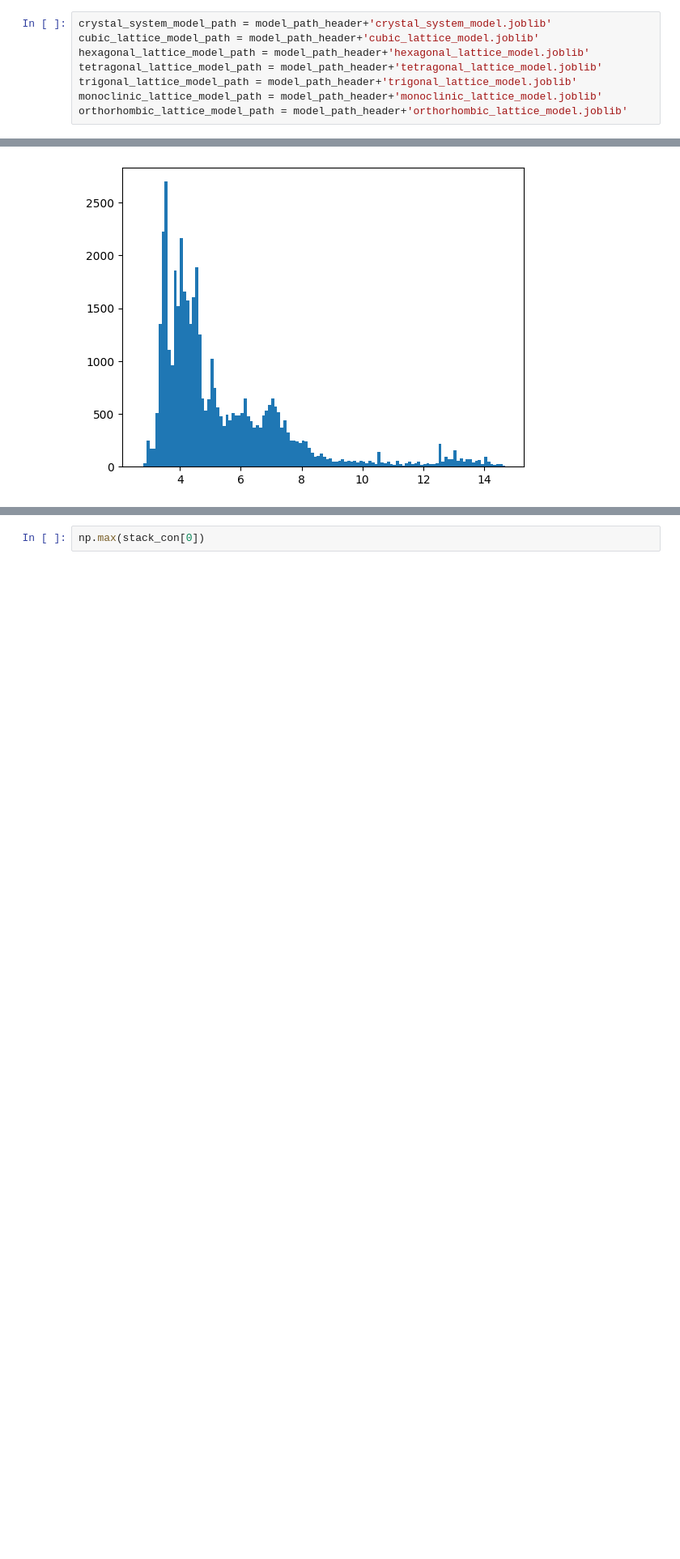
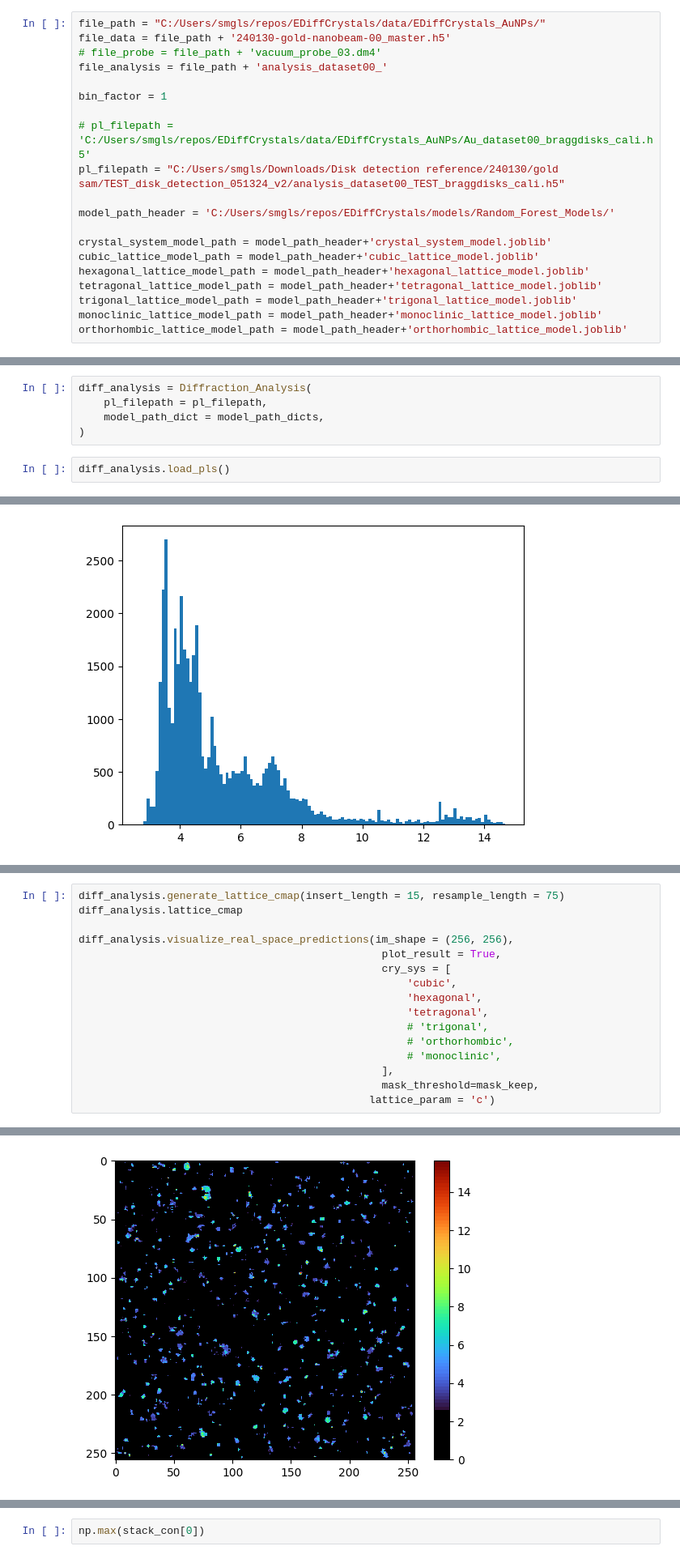
Before and after one commit to smglsn12/EDiffCrystals, a Jupyter notebook: notebooks/Predict_experimental_patterns.ipynb, the cells around one changed output, grey strips where cells are left out. Shown at 81% size. Drawn from its saved outputs; the diff is of its cells as text; blank space fills up the shorter version.

```diff
--- a/notebooks/Predict_experimental_patterns.ipynb
+++ b/notebooks/Predict_experimental_patterns.ipynb
@@ -1035,4 +48,16 @@ model_path_header = 'C:/Users/smgls/repos/EDiffCrystals/models/Random_Forest_Mod
 # %%
+file_path = "C:/Users/smgls/repos/EDiffCrystals/data/EDiffCrystals_AuNPs/"
+file_data = file_path + '240130-gold-nanobeam-00_master.h5'
+# file_probe = file_path + 'vacuum_probe_03.dm4'
+file_analysis = file_path + 'analysis_dataset00_'
+
+bin_factor = 1
+
+# pl_filepath = 'C:/Users/smgls/repos/EDiffCrystals/data/EDiffCrystals_AuNPs/Au_dataset00_braggdisks_cali.h5'
+pl_filepath = "C:/Users/smgls/Downloads/Disk detection reference/240130/gold sam/TEST_disk_detection_051324_v2/analysis_dataset00_TEST_braggdisks_cali.h5"
+
+model_path_header = 'C:/Users/smgls/repos/EDiffCrystals/models/Random_Forest_Models/'
+
 crystal_system_model_path = model_path_header+'crystal_system_model.joblib'
 cubic_lattice_model_path = model_path_header+'cubic_lattice_model.joblib'
 hexagonal_lattice_model_path = model_path_header+'hexagonal_lattice_model.joblib'
@@ -1052,3 +75,10 @@ model_path_dicts = {
     'monoclinic':monoclinic_lattice_model_path,
     'orthorhombic':orthorhombic_lattice_model_path,
 }
+# %%
+diff_analysis = Diffraction_Analysis(
+    pl_filepath = pl_filepath,
+    model_path_dict = model_path_dicts,
+)
+# %%
+diff_analysis.load_pls()
@@ -1554,0 +447,17 @@ temp[0].savefig('test')
+# %%
+diff_analysis.generate_lattice_cmap(insert_length = 15, resample_length = 75)
+diff_analysis.lattice_cmap
+
+diff_analysis.visualize_real_space_predictions(im_shape = (256, 256),
+                                                plot_result = True,
+                                                cry_sys = [
+                                                    'cubic',
+                                                    'hexagonal',
+                                                    'tetragonal',
+                                                    # 'trigonal',
+                                                    # 'orthorhombic',
+                                                    # 'monoclinic',
+                                                ],
+                                                mask_threshold=mask_keep,
+                                              lattice_param = 'c')
+# %% [output]
@@ -1554,0 +467 @@ temp[0].savefig('test')
+[figure, added]
```
Also changed, not shown: parts of 83 cells of this notebook.
